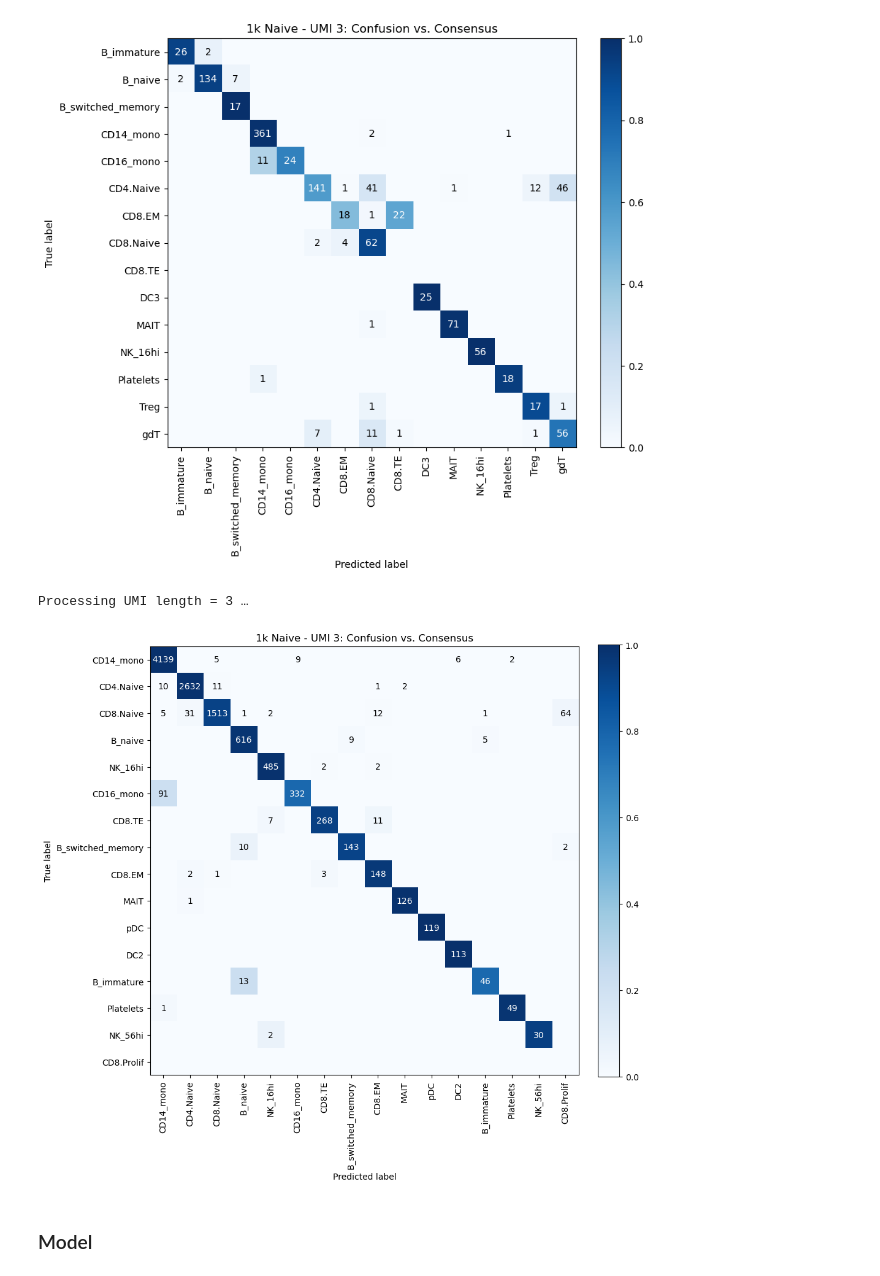
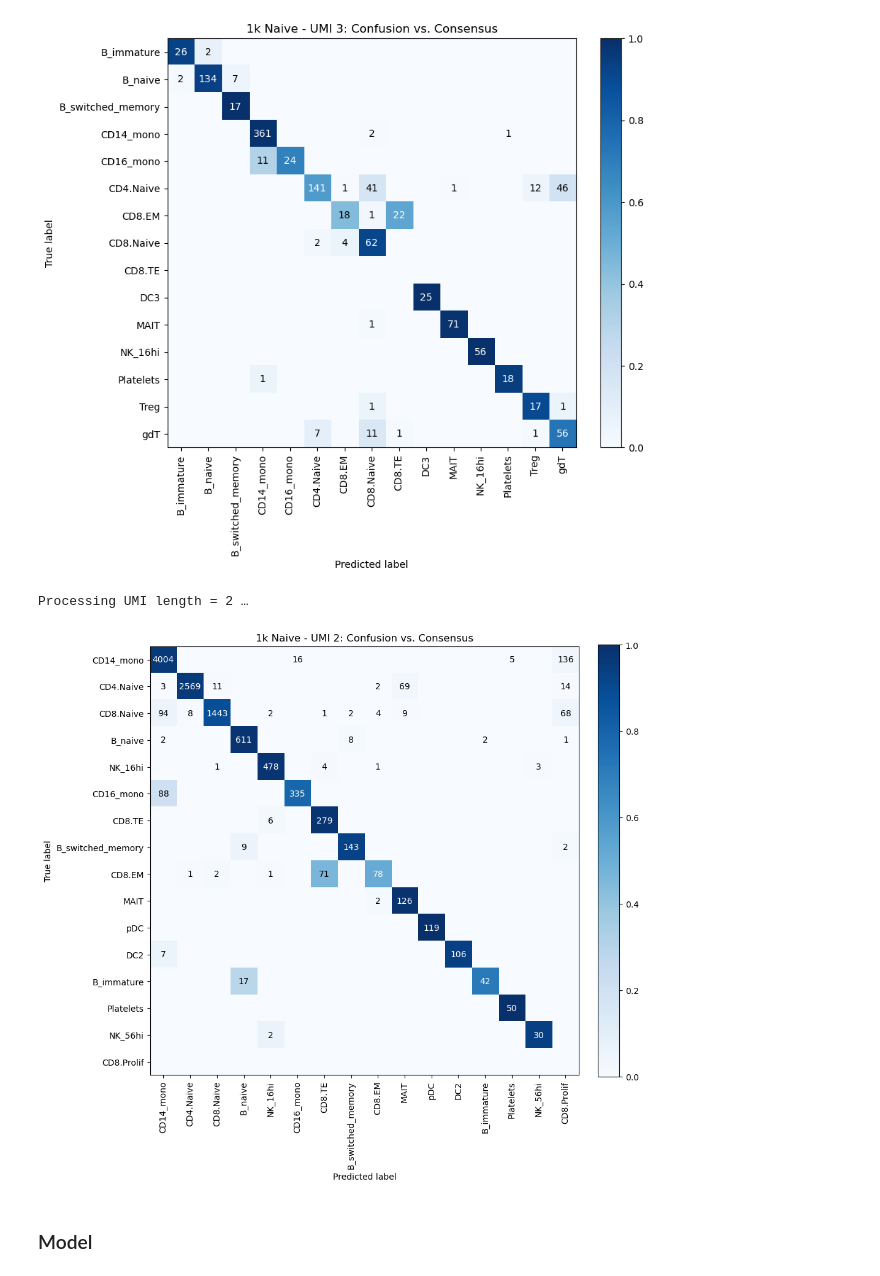
Before and after one commit to agdylan/minimal_UMIs, a Jupyter notebook: figures_ur/manuscript_figures_notebook.ipynb, the cells around one changed output. Cells and saved outputs as stored; diff of their text form; code cells hidden in the pictures.

```diff
--- a/figures_ur/manuscript_figures_notebook.ipynb
+++ b/figures_ur/manuscript_figures_notebook.ipynb
@@ -901,7 +901,7 @@ exclude = {
 
 # ──────────────────────────────────────────────────────────────────────────────
 # 3) Only process UMI length of 3
-umi = 3
+umi = 2
 print(f"\nProcessing UMI length = {umi} …")
 
 adata = sc.read_h5ad(os.path.join(base_path, f"annotated_adata_{umi}.h5ad"))
@@ -935,35 +935,35 @@ cm_prop = cm_prop[order][:, order]
 labels = [labels[idx] for idx in order]
 # ──────────────────────────────────────────────────────────────────────────────
 
 # ─── Plot ──────────────────────────────────────────────────────────────────
 fig, ax = plt.subplots(figsize=(10, 10))
 im = ax.imshow(cm_prop, cmap="Blues", vmin=0, vmax=1)
 
 ax.set_xticks(np.arange(n))
 ax.set_yticks(np.arange(n))
 ax.set_xticklabels(labels, rotation=90, ha="center")
 ax.set_yticklabels(labels)
 ax.set_xlabel("Predicted label")
 ax.set_ylabel("True label")
 ax.set_title(f"1k Naive - UMI {umi}: Confusion vs. Consensus")
 
 thresh = 0.5
 for r in range(n):
     for c in range(n):
         count = cm[r, c]
         if count == 0:
             continue
         color = "white" if cm_prop[r, c] > thresh else "black"
         ax.text(c, r, str(count), ha="center", va="center", color=color)
 
 cbar = fig.colorbar(im, ax=ax, fraction=0.046, pad=0.04)
 
 plt.tight_layout()
 plt.savefig(f"/data/dagyeman/cellranger/bam_file_analysis/figures_ur/manuscript_figures/10k_PBMCs/naive_confusion_matrix_UMI_{umi}.pdf")
 plt.show()
 # %% [output]
-Processing UMI length = 3 …
+Processing UMI length = 2 …
-[figure, old version]
+[figure, new version]
 # %% [markdown]
 ### Model
 # %%
```
Also changed, not shown: parts of 2 cells of this notebook, 1 other file.
